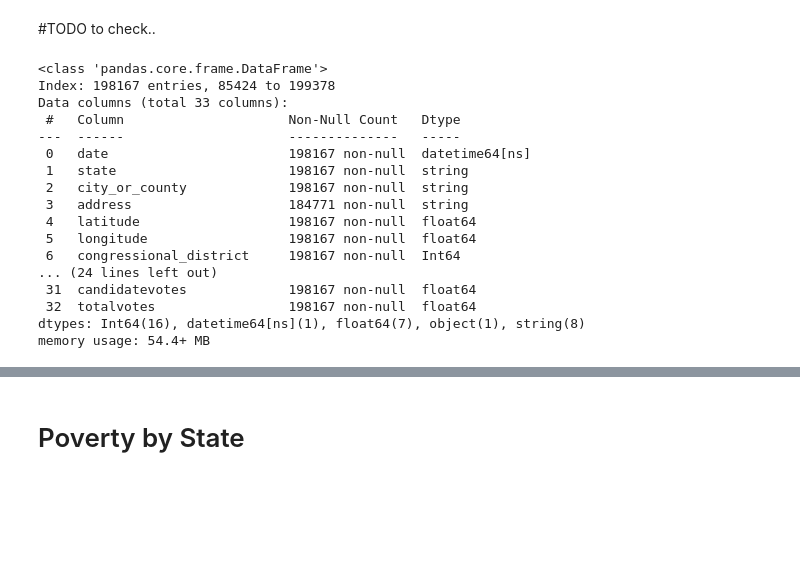
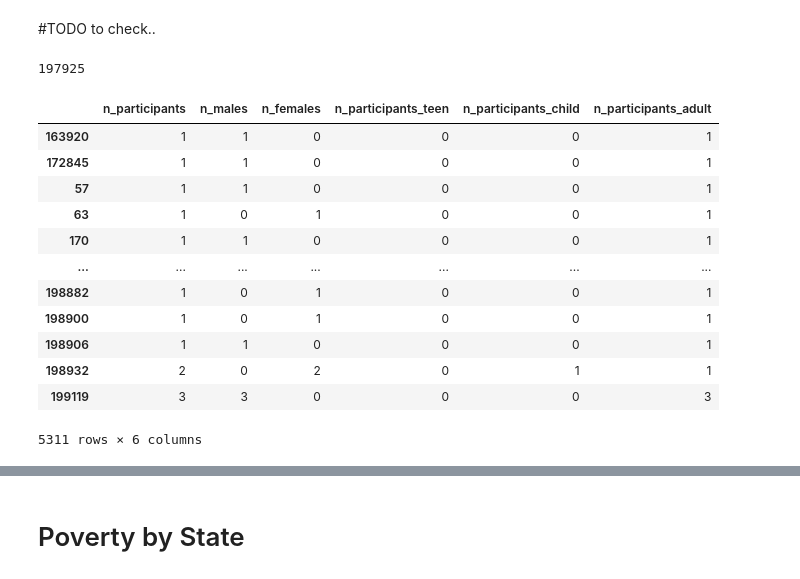
Before and after one commit to vezzusamu/dm-project, a Jupyter notebook: data_preparation.ipynb, the cells around one changed output, grey strips where cells are left out. Cells and saved outputs as stored; diff of their text form; code cells hidden in the pictures; blank space fills up the shorter version.

Commit message:
updated data preparation WIP

```diff
--- a/data_preparation.ipynb
+++ b/data_preparation.ipynb
@@ -191,21 +163,3 @@ This is a further motivation to delete min and max age participants
 df[((df['avg_age_participants'] == 0) | (df['avg_age_participants'].isna())) & (((df['min_age_participants'] > 0) & (df['min_age_participants'].notna())) & ((df['max_age_participants'] > 0) & df['min_age_participants'].notna() ))] [['avg_age_participants', 'min_age_participants', 'max_age_participants']]
 # %% [output]
 |  | avg_age_participants | min_age_participants | max_age_participants |
-# %%
-"""
-df[df["min_age_participants"].isna() & (df["n_participants_adult"].isna() & (df["n_participants_teen"].isna()) & (df["n_participants_child"].isna()))][["n_participants_child","n_participants_adult","n_participants_teen","min_age_participants"]]
- #modify the min_age_participants, max_age_participants null values by taking the column value according to this three columns "n_participants_adult", "n_participants_teen" and "n_participants_child" (TODO COMMENTO)
-#min_age_participants
-#1 child
-condition = (df["min_age_participants"] < 12) & (df["min_age_participants"] > 0)
-internalCondition  =(df["min_age_participants"].isna()) & (df["n_participants_child"].notna()) & (df["n_participants_child"] > 0)
-df.loc[internalCondition, "min_age_participants"] = np.random.choice(df.loc[condition, "min_age_participants"], size=internalCondition.sum())
-#2 teen
-condition = (df["min_age_participants"] <= 17) & (df["min_age_participants"] > 11)
-internalCondition  =(df["min_age_participants"].isna()) & (df["n_participants_teen"].notna()) & (df["n_participants_teen"] > 0)
-df.loc[internalCondition, "min_age_participants"]= np.random.choice(df.loc[condition]["min_age_participants"], size=internalCondition.sum())
-#3 adult
-condition = (df["min_age_participants"] < df["max_age_participants"]) & (df["min_age_participants"] > 17) & (df["min_age_participants"] < 101)
-internalCondition  = (df["min_age_participants"].isna()) & (df["n_participants_adult"].notna()) & (df["n_participants_adult"] > 0)
-df.loc[internalCondition, "min_age_participants"]= np.random.choice(df.loc[condition]["min_age_participants"], size=internalCondition.sum())
-df.info() """
@@ -311,55 +281,44 @@ memory usage: 54.4+ MB
        'n_arrested', 'n_unharmed', 'n_participants')
 # %% [markdown]
 #TODO to check..
+# %%
+len(df)
+# %% [output]
+197925
 # %%
-# Calculate the values to substitute, utilizza n_females, n_males
 #Utilizzerà questi valori per sosituire "n_participants" nel caso somma tra male e female è pari alla somma tra teen,child e adults.
 #La modifica per quanto riguarda "n_participants" è fatta solo se è diversa da tutte le altre somme delle varie colonne:
 #1) females + males
 #2) child + adult + teen
 #3) killed+injured+unharmed+arrested
-#Nel caso in cui n_partiicpants sia almeno uguale ad una delle altre somme => lascia uguale.
+
+#Nel caso in cui n_participants sia almeno uguale ad una delle altre somme => lascia uguale.
 df['substitute_values'] = df['n_females'] + df['n_males']
 
 # Define the condition for substitution
 condition = (
-    (df['n_participants'] != (df['n_females'] + df['n_males'])) &
-    (df['n_participants'] != (df['n_participants_adult'] + df['n_participants_child'] + df['n_participants_teen'])) &
-    (df['n_participants'] != (df['n_killed'] + df['n_injured'] + df['n_unharmed'] + df['n_arrested'])) & # TODO: not correct
-    ((df['n_females'] + df['n_males']) == (df['n_participants_teen'] + df['n_participants_child'] + df['n_participants_adult']))
+    ((df['n_females'] + df['n_males']) == (df['n_participants_teen'] + df['n_participants_child'] + df['n_participants_adult'])) &
+    (df['n_participants'] != (df['n_females'] + df['n_males']))
 )
 
 # Update the "n_participants" column with the calculated values where the condition is met
 df.loc[condition, 'n_participants'] = df.loc[condition, 'substitute_values']
 
 # Drop the temporary "substitute_values" column if needed
-df.drop(columns='substitute_values', inplace=True)
+#df.drop(columns='substitute_values', inplace=True)
 
-df[
-        (df['n_participants'] != (df["n_females"] + df["n_males"])) &
-        (df['n_participants'] != (df["n_participants_adult"] + df["n_participants_child"] + df["n_participants_teen"])) &
-        (df["n_participants"] != (df["n_killed"] + df["n_injured"] + df["n_unharmed"] + df["n_arrested"])
-    ) &
-    (
-        (df['n_females'] + df['n_males']) == (df['n_participants_adult'] + df['n_participants_child'] + df['n_participants_teen'])
-    )
-][["n_participants","n_males","n_females", "n_participants_teen", "n_participants_child", "n_participants_adult", "n_killed", "n_injured", "n_unharmed", "n_arrested"]]
-df.info()
+df[condition][["n_participants","n_males","n_females", "n_participants_teen", "n_participants_child", "n_participants_adult"]]
 # %% [output]
+|  | n_participants | n_males | n_females | n_participants_teen | n_participants_child | n_participants_adult |
+| 163920 | 1 | 1 | 0 | 0 | 0 | 1 |
+| 172845 | 1 | 1 | 0 | 0 | 0 | 1 |
+| 57 | 1 | 1 | 0 | 0 | 0 | 1 |
+| 63 | 1 | 0 | 1 | 0 | 0 | 1 |
+| 170 | 1 | 1 | 0 | 0 | 0 | 1 |
+| ... | ... | ... | ... | ... | ... | ... |
+| 198882 | 1 | 0 | 1 | 0 | 0 | 1 |
+| 198900 | 1 | 0 | 1 | 0 | 0 | 1 |
+| 198906 | 1 | 1 | 0 | 0 | 0 | 1 |
+| 198932 | 2 | 0 | 2 | 0 | 1 | 1 |
+| 199119 | 3 | 3 | 0 | 0 | 0 | 3 |
-<class 'pandas.core.frame.DataFrame'>
-Index: 198167 entries, 85424 to 199378
-Data columns (total 33 columns):
- #   Column                     Non-Null Count   Dtype
----  ------                     --------------   -----
- 0   date                       198167 non-null  datetime64[ns]
- 1   state                      198167 non-null  string
- 2   city_or_county             198167 non-null  string
- 3   address                    184771 non-null  string
- 4   latitude                   198167 non-null  float64
- 5   longitude                  198167 non-null  float64
- 6   congressional_district     198167 non-null  Int64
-... (24 lines left out)
- 31  candidatevotes             198167 non-null  float64
- 32  totalvotes                 198167 non-null  float64
-dtypes: Int64(16), datetime64[ns](1), float64(7), object(1), string(8)
-memory usage: 54.4+ MB
+5311 rows × 6 columns
```
Also changed, not shown: parts of 35 cells of this notebook, 1 other file.
